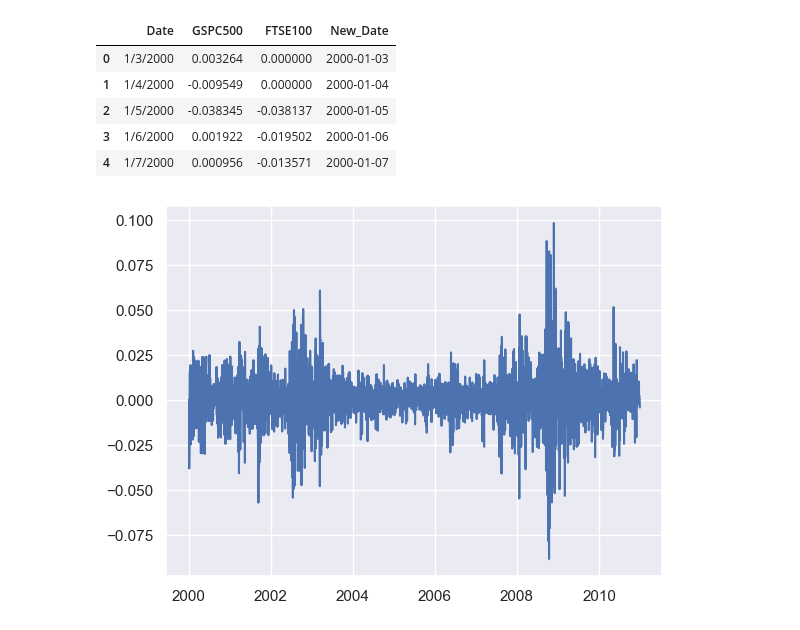
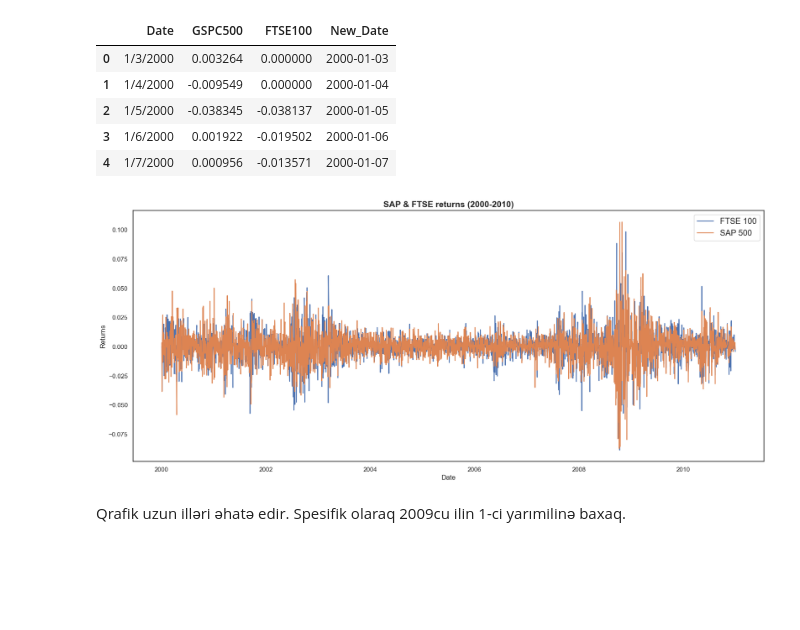
Before and after one commit to dataruf/LineChart, a Jupyter notebook: notebook/line_chart.ipynb, the cells around one changed output. Drawn from its saved outputs; the diff is of its cells as text; code cells hidden in the pictures; blank space fills up the shorter version.

Commit message:
Line chart project tamamlandi.

```diff
--- a/notebook/line_chart.ipynb
+++ b/notebook/line_chart.ipynb
@@ -58,8 +66,19 @@ df.head()
 | 2 | 1/5/2000 | -0.038345 | -0.038137 | 2000-01-05 |
 | 3 | 1/6/2000 | 0.001922 | -0.019502 | 2000-01-06 |
 | 4 | 1/7/2000 | 0.000956 | -0.013571 | 2000-01-07 |
+# %%
+sns.set_style('white')
 # %%
+labels = ['FTSE 100', 'SAP 500']
+plt.figure(figsize=(20, 8))
 plt.plot(df['New_Date'], df['FTSE100'])
+plt.plot(df['New_Date'], df['GSPC500'])
+plt.title("SAP & FTSE returns (2000-2010)", fontsize = 15, weight = 'bold')
+plt.ylabel("Returns")
+plt.xlabel("Date")
+plt.legend(labels = labels, fontsize = "large")
 plt.show()
 # %% [output]
-[figure, old version]
+[figure, new version]
+# %% [markdown]
+Qrafik uzun illəri əhatə edir. Spesifik olaraq 2009cu ilin 1-ci yarımilinə baxaq.
```
Also changed, not shown: parts of 6 cells of this notebook, 1 other file.
